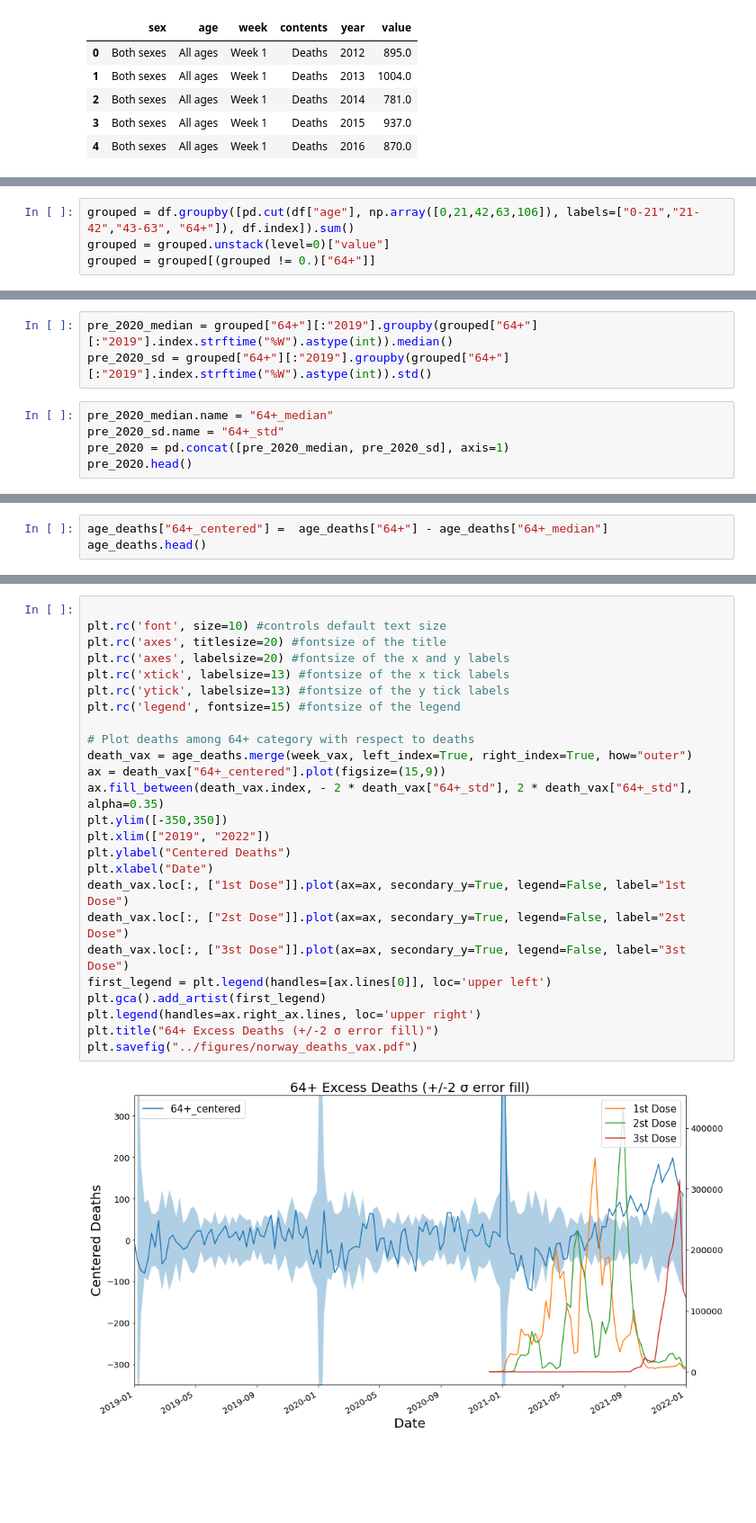
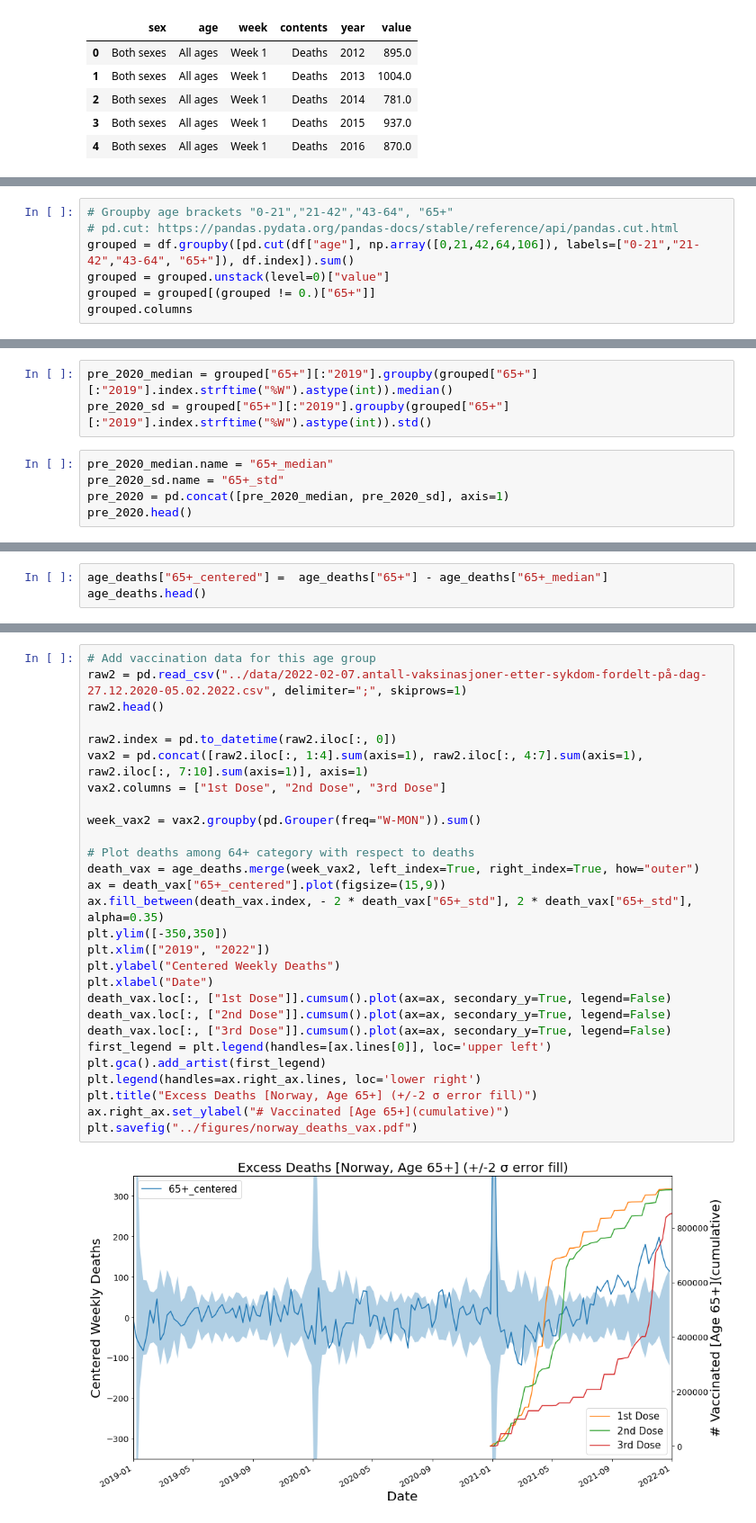
Before and after one commit to matzhaugen/mortality, a Jupyter notebook: notebooks/norway_deaths.ipynb, the cells around one changed output, grey strips where cells are left out. Shown: that part at 90% size. Drawn from its saved outputs; the diff is of its cells as text; blank space fills up the shorter version.

Commit message:
narrow vax data

```diff
--- a/notebooks/norway_deaths.ipynb
+++ b/notebooks/norway_deaths.ipynb
@@ -191,6 +193,9 @@ df.age = df.age.str.extract(r"(\d+)").replace(np.nan,-1).astype(int)
 df.index = df.date
 df = df[~df.isna()]
 # %%
-grouped = df.groupby([pd.cut(df["age"], np.array([0,21,42,63,106]), labels=["0-21","21-42","43-63", "64+"]), df.index]).sum()
+# Groupby age brackets "0-21","21-42","43-64", "65+"
+# pd.cut: https://pandas.pydata.org/pandas-docs/stable/reference/api/pandas.cut.html
+grouped = df.groupby([pd.cut(df["age"], np.array([0,21,42,64,106]), labels=["0-21","21-42","43-64", "65+"]), df.index]).sum()
 grouped = grouped.unstack(level=0)["value"]
-grouped = grouped[(grouped != 0.)["64+"]]
+grouped = grouped[(grouped != 0.)["65+"]]
+grouped.columns
@@ -203,9 +215,9 @@ grouped.plot(figsize=(10,7), logy=True)
 # %%
-pre_2020_median = grouped["64+"][:"2019"].groupby(grouped["64+"][:"2019"].index.strftime("%W").astype(int)).median()
-pre_2020_sd = grouped["64+"][:"2019"].groupby(grouped["64+"][:"2019"].index.strftime("%W").astype(int)).std()
+pre_2020_median = grouped["65+"][:"2019"].groupby(grouped["65+"][:"2019"].index.strftime("%W").astype(int)).median()
+pre_2020_sd = grouped["65+"][:"2019"].groupby(grouped["65+"][:"2019"].index.strftime("%W").astype(int)).std()
 # %%
-pre_2020_median.name = "64+_median"
-pre_2020_sd.name = "64+_std"
+pre_2020_median.name = "65+_median"
+pre_2020_sd.name = "65+_std"
 pre_2020 = pd.concat([pre_2020_median, pre_2020_sd], axis=1)
 pre_2020.head()
 # %% [output]
@@ -233,4 +245,4 @@ age_deaths.head()
 # %%
-age_deaths["64+_centered"] =  age_deaths["64+"] - age_deaths["64+_median"]
+age_deaths["65+_centered"] =  age_deaths["65+"] - age_deaths["65+_median"]
 age_deaths.head()
 # %% [output]
@@ -280,27 +275,30 @@ week_vax.head()
 # %%
+# Add vaccination data for this age group
+raw2 = pd.read_csv("../data/2022-02-07.antall-vaksinasjoner-etter-sykdom-fordelt-på-dag-27.12.2020-05.02.2022.csv", delimiter=";", skiprows=1)
+raw2.head()
 
-plt.rc('font', size=10) #controls default text size
-plt.rc('axes', titlesize=20) #fontsize of the title
-plt.rc('axes', labelsize=20) #fontsize of the x and y labels
-plt.rc('xtick', labelsize=13) #fontsize of the x tick labels
-plt.rc('ytick', labelsize=13) #fontsize of the y tick labels
-plt.rc('legend', fontsize=15) #fontsize of the legend
+raw2.index = pd.to_datetime(raw2.iloc[:, 0])
+vax2 = pd.concat([raw2.iloc[:, 1:4].sum(axis=1), raw2.iloc[:, 4:7].sum(axis=1), raw2.iloc[:, 7:10].sum(axis=1)], axis=1)
+vax2.columns = ["1st Dose", "2nd Dose", "3rd Dose"]
+
+week_vax2 = vax2.groupby(pd.Grouper(freq="W-MON")).sum()
 
 # Plot deaths among 64+ category with respect to deaths
-death_vax = age_deaths.merge(week_vax, left_index=True, right_index=True, how="outer")
-ax = death_vax["64+_centered"].plot(figsize=(15,9))
-ax.fill_between(death_vax.index, - 2 * death_vax["64+_std"], 2 * death_vax["64+_std"], alpha=0.35)
+death_vax = age_deaths.merge(week_vax2, left_index=True, right_index=True, how="outer")
+ax = death_vax["65+_centered"].plot(figsize=(15,9))
+ax.fill_between(death_vax.index, - 2 * death_vax["65+_std"], 2 * death_vax["65+_std"], alpha=0.35)
 plt.ylim([-350,350])
 plt.xlim(["2019", "2022"])
-plt.ylabel("Centered Deaths")
+plt.ylabel("Centered Weekly Deaths")
 plt.xlabel("Date")
-death_vax.loc[:, ["1st Dose"]].plot(ax=ax, secondary_y=True, legend=False, label="1st Dose")
-death_vax.loc[:, ["2st Dose"]].plot(ax=ax, secondary_y=True, legend=False, label="2st Dose")
-death_vax.loc[:, ["3st Dose"]].plot(ax=ax, secondary_y=True, legend=False, label="3st Dose")
+death_vax.loc[:, ["1st Dose"]].cumsum().plot(ax=ax, secondary_y=True, legend=False)
+death_vax.loc[:, ["2nd Dose"]].cumsum().plot(ax=ax, secondary_y=True, legend=False)
+death_vax.loc[:, ["3rd Dose"]].cumsum().plot(ax=ax, secondary_y=True, legend=False)
 first_legend = plt.legend(handles=[ax.lines[0]], loc='upper left')
 plt.gca().add_artist(first_legend)
-plt.legend(handles=ax.right_ax.lines, loc='upper right')
-plt.title("64+ Excess Deaths (+/-2 σ error fill)")
+plt.legend(handles=ax.right_ax.lines, loc='lower right')
+plt.title("Excess Deaths [Norway, Age 65+] (+/-2 σ error fill)")
+ax.right_ax.set_ylabel("# Vaccinated [Age 65+](cumulative)")
 plt.savefig("../figures/norway_deaths_vax.pdf")
 # %% [output]
-[figure, old version]
+[figure, new version]
```
Also changed, not shown: parts of 12 cells of this notebook, 1 other file.
